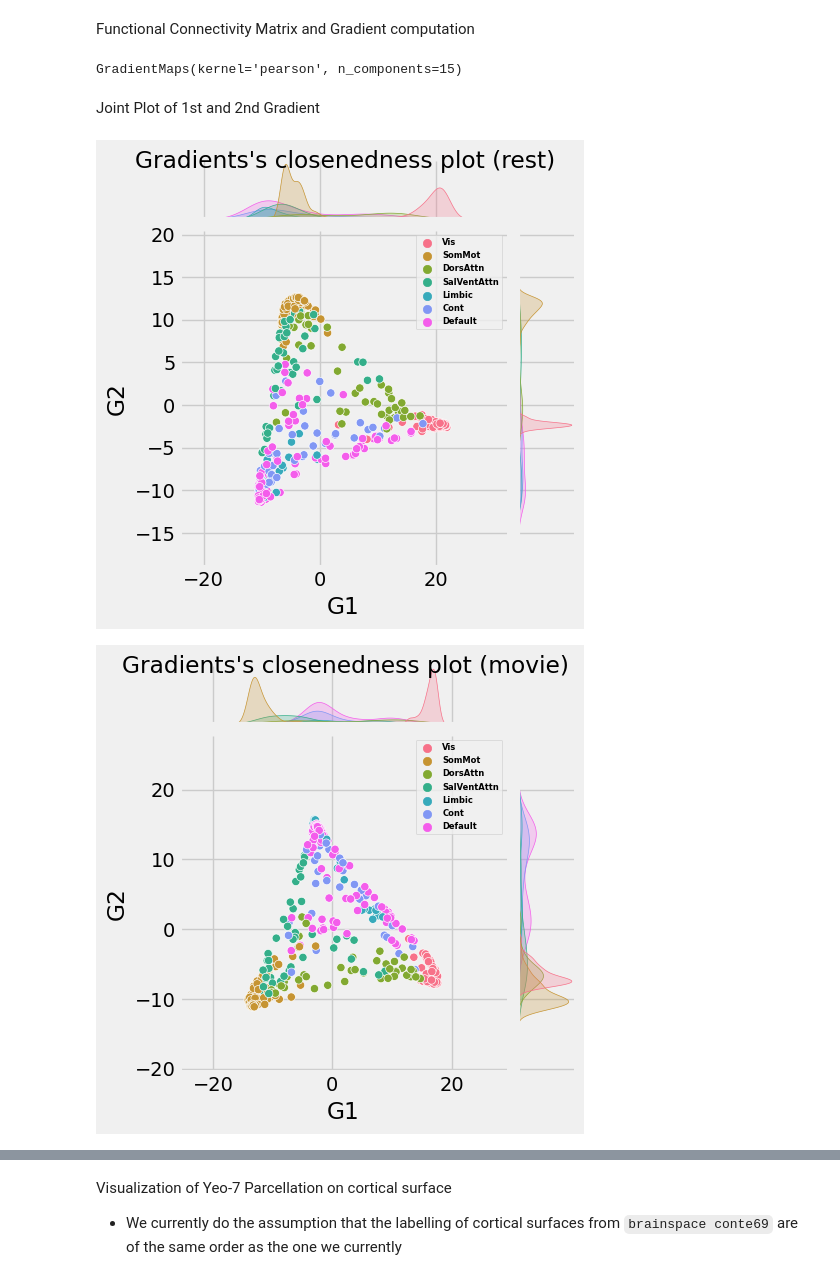
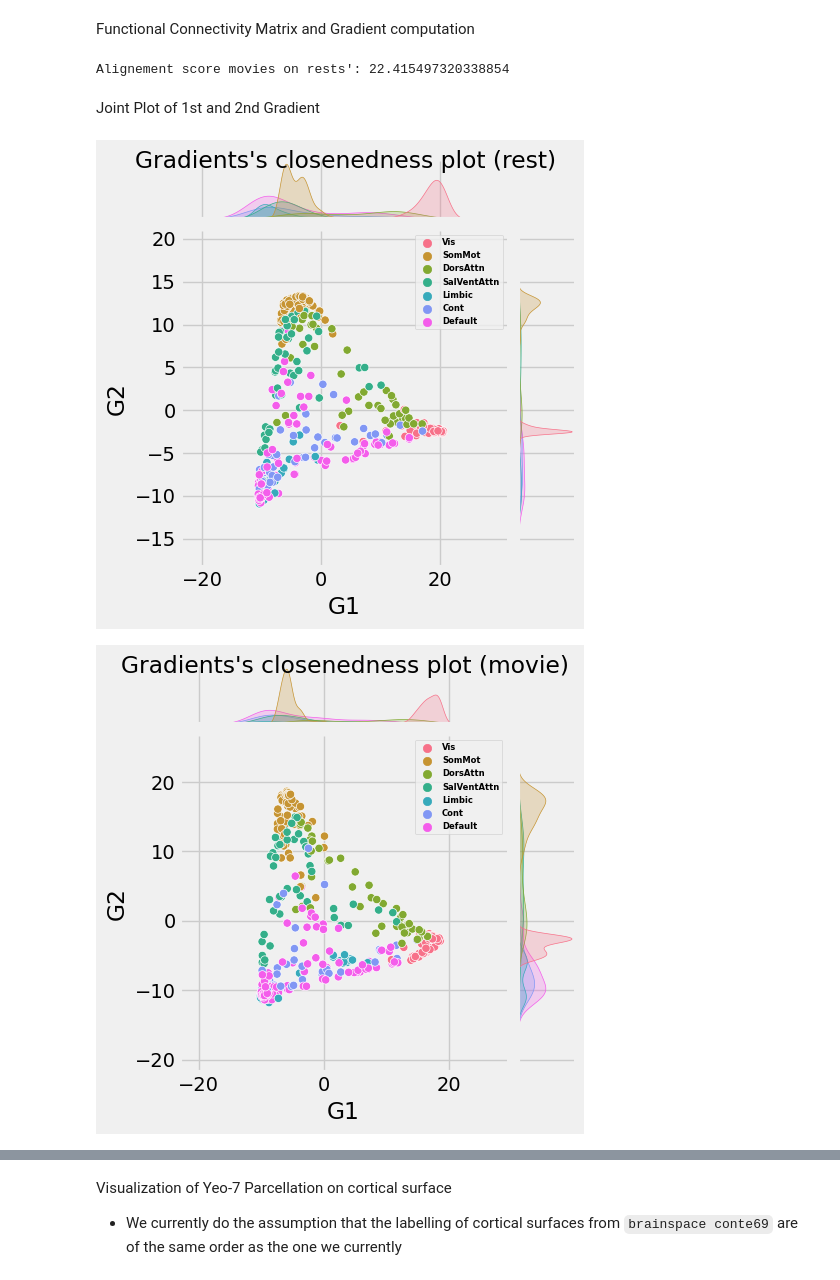
Before and after one commit to MIPLabCH/emoguide_gradients, a Jupyter notebook: fmri_connectome.ipynb, the cells around one changed output, grey strips where cells are left out. Saved outputs shown, nothing was run; the diff lists cells and outputs as text; code cells hidden in the pictures.

```diff
--- a/fmri_connectome.ipynb
+++ b/fmri_connectome.ipynb
@@ -115,43 +129,71 @@ Functional Connectivity Matrix and Gradient computation
 movies = [m for m in mri_df.filename.unique() if "Sintel" in m]
 rests  = [m for m in mri_df.filename.unique() if "Sintel" not in m]
 # %%
+# trim the washimg time for movies before and after
+wash  = 90 / TR # duration in seconds for wash is 90 sec
+onset = 6 / TR # duration of onset is assumed to be 6 sec
+front_pad, bot_pad = int(wash + onset), int(wash - onset)
+
 movie_series = []
 rest_series  = []
 for m in movies:
-    tmp1, _ = df_to_timeseries(mri_df, m)
+    tmp1, movie_df = df_to_timeseries(mri_df, m)
+    tmp1    = tmp1[front_pad : -bot_pad]
     movie_series.append(tmp1)
 for r in rests:
-    tmp2, _ = df_to_timeseries(mri_df, r)
+    tmp2, rest_df = df_to_timeseries(mri_df, r)
     rest_series.append(tmp2)
 # %%
 movies_series = np.concatenate(movie_series)
 rests_series  = np.concatenate(rest_series)
 # %%
-from nilearn.connectome import ConnectivityMeasure
 correlation_measure = ConnectivityMeasure(kind='correlation')
+
+
+embedding  = "dm" # diffusion map
+aff_kernel = "pearson" #affinity matrix kernel
+align_meth = "procrustes"
+n_iter     = 10 # procrustes align number of iteration
+nb_comp    = 3
+rs         = 99
 
 fc_movies = correlation_measure.fit_transform([movies_series])[0]
 fc_rests  = correlation_measure.fit_transform([rests_series])[0]
 
-g_rests  = GradientMaps(n_components=15, approach='dm', kernel='pearson')
+g_rests  = GradientMaps(n_components=nb_comp, approach=embedding,
+                        kernel=aff_kernel, random_state=rs)
 g_rests.fit(fc_rests)
 
-g_movies = GradientMaps(n_components=15, approach='dm', kernel='pearson')
-g_movies.fit(fc_movies)
+# we fit movies' gradient onto rests'
+g_movies = GradientMaps(n_components=nb_comp, approach=embedding, alignment=align_meth,
+                        kernel=aff_kernel, random_state=rs)
+g_movies.fit(fc_movies, reference=g_rests.gradients_)
+print("Alignement score movies on rests': {}".format(procrustes_score(g_rests.gradients_, g_movies.aligned_)))
 # %% [output]
-GradientMaps(kernel='pearson', n_components=15)
+Alignement score movies on rests': 22.415497320338854
 # %% [markdown]
 Joint Plot of 1st and 2nd Gradient
+# %%
+partial_region_movie = { k: movie_df[movie_df.vindex == k]['partial_region'].iloc[0]
+                    for k in movie_df['vindex'].unique()}
+partial_region_rest  = { k: rest_df[rest_df.vindex == k]['partial_region'].iloc[0]
+                    for k in rest_df['vindex'].unique()}
 # %%
+coloring  = [partial_region_movie[i] for i in range(400)]
+
 gs = [g_rests, g_movies]
+
 ts = ['rest', 'movie']
 for i in range(2):
     # we keep exact same coloring method: same encoding
-    tmp_df = {"G1":gs[i].gradients_[:,0] , "G2": gs[i].gradients_[:,1], "region": coloring}
+    if i == 0:
+        tmp_df = {"G1":gs[i].gradients_[:,0] , "G2": gs[i].gradients_[:,1], "region": coloring}
+    else:
+        tmp_df = {"G1":gs[i].aligned_[:,0] , "G2": gs[i].aligned_[:,1], "region": coloring}
     ax     = sns.jointplot(data=tmp_df, x="G1", y="G2", hue="region", height=5)
     ax.fig.suptitle("Gradients's closenedness plot ({})".format(ts[i]))
     legend_properties = {'weight':'bold','size':6}
     ax.ax_joint.legend(prop=legend_properties,loc='upper right')
 # %% [output]
-[figure, old version]
+[figure, new version]
-[figure, old version]
+[figure, new version]
```
Also changed, not shown: parts of 8 cells of this notebook, 31 other files.
